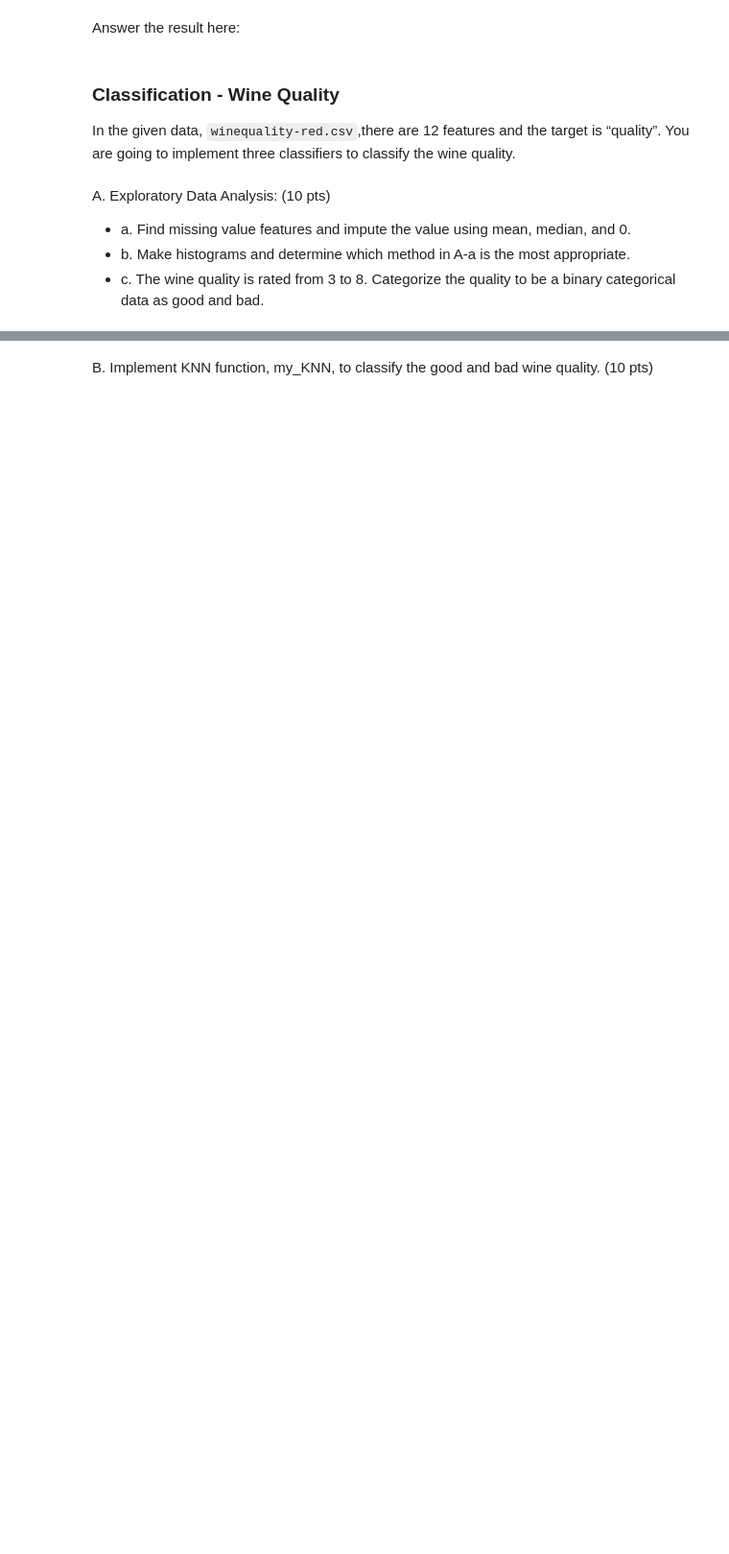
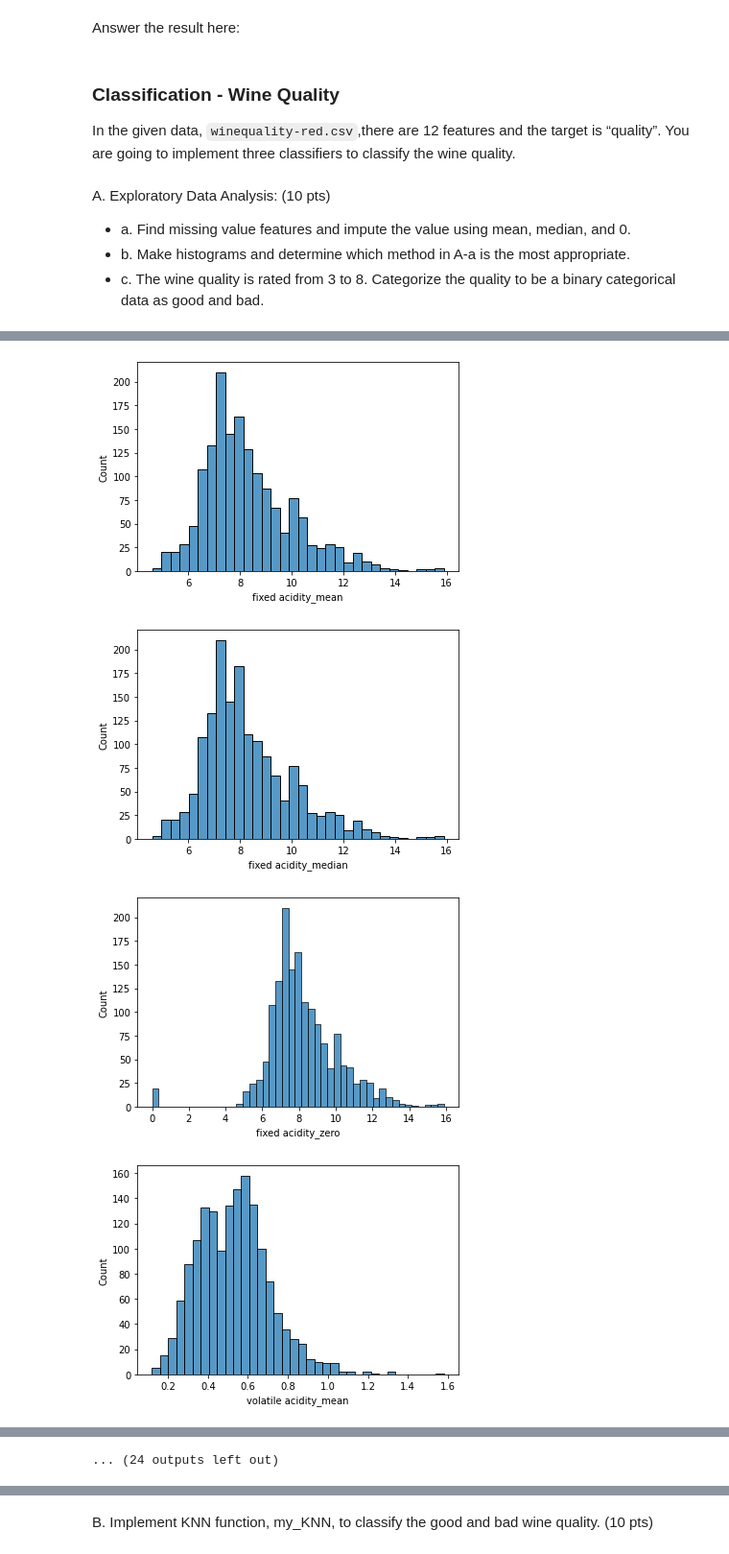
Before and after one commit to MHKhan18/Coursework, a Jupyter notebook: CS-559/project2/CS559_Project2_SupervisedLearning_Classification.ipynb, the cells around one changed output, grey strips where cells are left out. Shown at 96% size. Drawn from its saved outputs; the diff is of its cells as text; code cells hidden in the pictures; blank space fills up the shorter version.

```diff
--- a/CS-559/project2/CS559_Project2_SupervisedLearning_Classification.ipynb
+++ b/CS-559/project2/CS559_Project2_SupervisedLearning_Classification.ipynb
@@ -73,3 +110,10 @@ A. Exploratory Data Analysis: (10 pts)
 - a. Find missing value features and impute the value using mean, median, and 0.
 - b. Make histograms and determine which method in A-a is the most appropriate.
 - c. The wine quality is rated from 3 to 8. Categorize the quality to be a binary categorical data as good and bad.
+# %%
+import seaborn as sns
+import pandas as pd
+import matplotlib as mpl
+import matplotlib.pyplot as plt
+df = pd.read_csv('data/winequality-red.csv')
+features = df.columns
@@ -75,0 +136,20 @@ A. Exploratory Data Analysis: (10 pts)
+# %%
+mpl.rcParams['figure.max_open_warning'] = 40
+for i , feature in enumerate(features):
+    plt.figure((3*i))
+    df[f'{feature}_mean'] = df[feature]
+    df[f'{feature}_mean'] = df[feature].fillna(df[feature].mean())
+    sns.histplot(data = df , x = f'{feature}_mean')
+    plt.figure((3*i+1))
+    df[f'{feature}_median'] = df[feature]
+    df[f'{feature}_median'] = df[feature].fillna(df[feature].median())
+    sns.histplot(data = df , x = f'{feature}_median')
+    plt.figure((3*i+2))
+    df[f'{feature}_zero'] = df[feature]
+    df[f'{feature}_zero'] = df[feature].fillna(0)
+    sns.histplot(data = df , x = f'{feature}_zero')
+# %% [output]
+[figure, added]
+[figure, added]
+[figure, added]
+[figure, added]
@@ -75,0 +164 @@ A. Exploratory Data Analysis: (10 pts)
+... (24 outputs left out)
```
Also changed, not shown: parts of 12 cells of this notebook.
